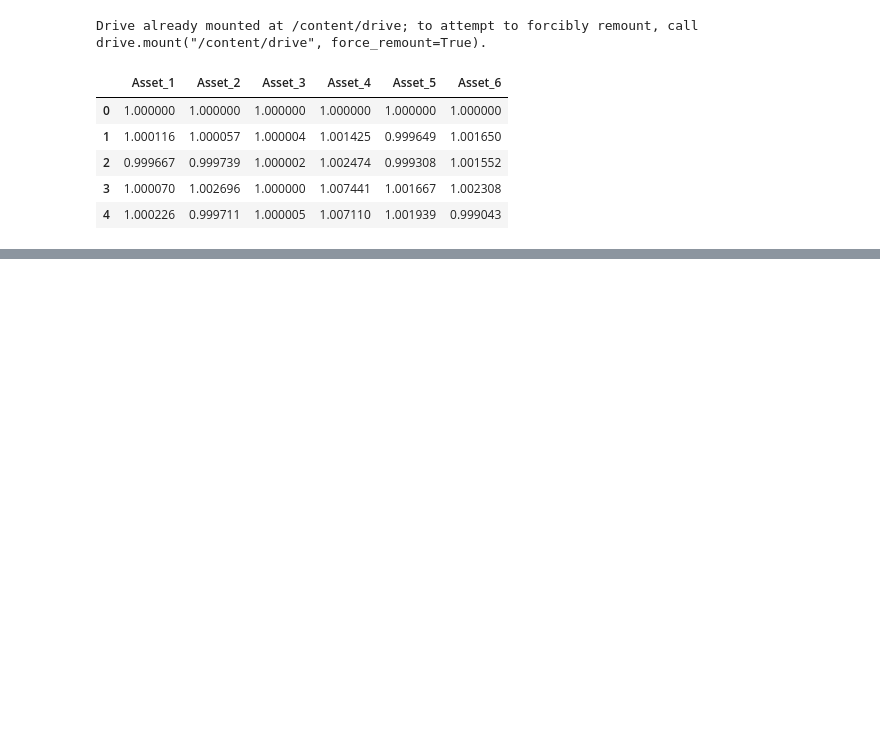
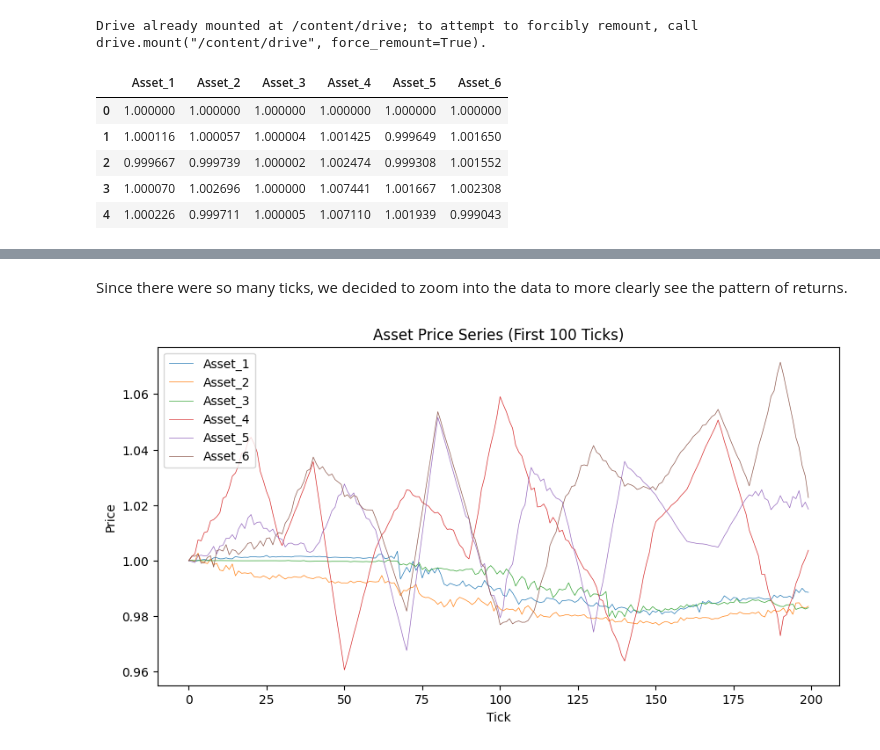
Before and after one commit to yassiehsani/git-tutorial, a Jupyter notebook: UTC_Case_II.ipynb, the cells around one changed output, grey strips where cells are left out. Saved outputs shown, nothing was run; the diff lists cells and outputs as text; code cells hidden in the pictures; blank space fills up the shorter version.

```diff
--- a/UTC_Case_II.ipynb
+++ b/UTC_Case_II.ipynb
@@ -196,0 +42,16 @@ Streaming output truncated to the last 5000 lines.
+# %% [markdown]
+Since there were so many ticks, we decided to zoom into the data to more clearly see the pattern of returns.
+# %%
+plt.figure(figsize=(10, 5))
+
+for i in range(1, 7):
+    column = f"Asset_{i}"
+    plt.plot(data[column][:200], label=column, linewidth=0.5)  # Zoom to first 200 ticks
+
+plt.legend()
+plt.title("Asset Price Series (First 100 Ticks)")
+plt.xlabel("Tick")
+plt.ylabel("Price")
+plt.show()
+# %% [output]
+[figure, added]
```
Also changed, not shown: parts of 34 cells of this notebook.
